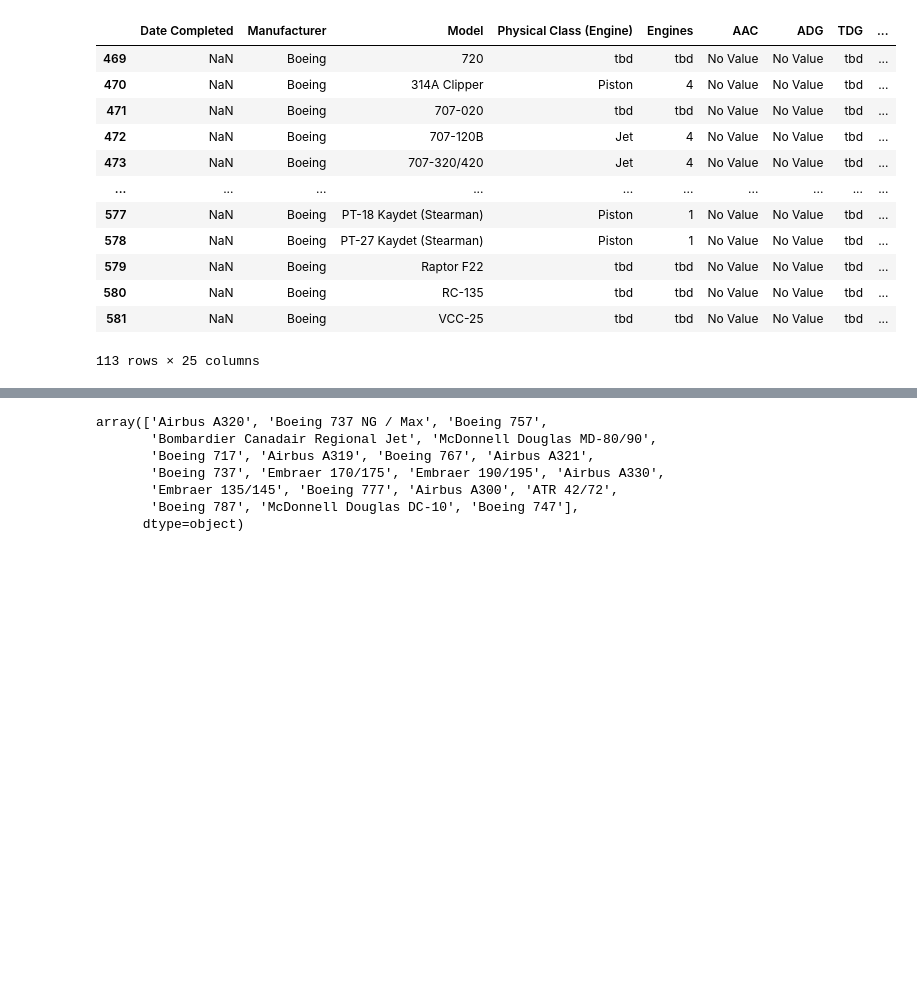
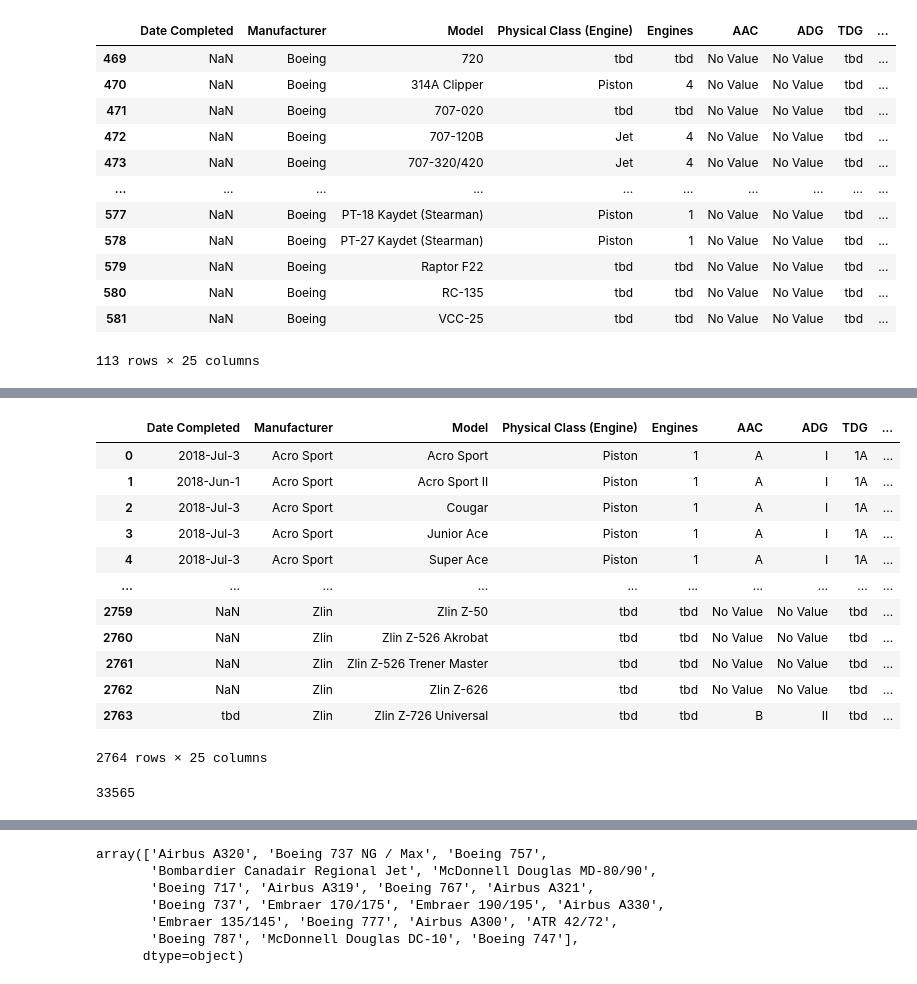
Before and after one commit to chrigHub/PertubationThesis, a Jupyter notebook: main/preparation/04_aircraft_prep.ipynb, the cells around one changed output, grey strips where cells are left out. Saved outputs shown, nothing was run; the diff lists cells and outputs as text; code cells hidden in the pictures; blank space fills up the shorter version.

```diff
--- a/main/preparation/04_aircraft_prep.ipynb
+++ b/main/preparation/04_aircraft_prep.ipynb
@@ -116,0 +149,20 @@ aircrafts_df[aircrafts_df["Manufacturer"] == "Boeing"]
+# %%
+aircrafts_df
+# %% [output]
+|  | Date Completed | Manufacturer | Model | Physical Class (Engine) | Engines | AAC | ADG | TDG | ... |
+| 0 | 2018-Jul-3 | Acro Sport | Acro Sport | Piston | 1 | A | I | 1A | ... |
+| 1 | 2018-Jun-1 | Acro Sport | Acro Sport II | Piston | 1 | A | I | 1A | ... |
+| 2 | 2018-Jul-3 | Acro Sport | Cougar | Piston | 1 | A | I | 1A | ... |
+| 3 | 2018-Jul-3 | Acro Sport | Junior Ace | Piston | 1 | A | I | 1A | ... |
+| 4 | 2018-Jul-3 | Acro Sport | Super Ace | Piston | 1 | A | I | 1A | ... |
+| ... | ... | ... | ... | ... | ... | ... | ... | ... | ... |
+| 2759 | NaN | Zlin | Zlin Z-50 | tbd | tbd | No Value | No Value | tbd | ... |
+| 2760 | NaN | Zlin | Zlin Z-526 Akrobat | tbd | tbd | No Value | No Value | tbd | ... |
+| 2761 | NaN | Zlin | Zlin Z-526 Trener Master | tbd | tbd | No Value | No Value | tbd | ... |
+| 2762 | NaN | Zlin | Zlin Z-626 | tbd | tbd | No Value | No Value | tbd | ... |
+| 2763 | tbd | Zlin | Zlin Z-726 Universal | tbd | tbd | B | II | tbd | ... |
+2764 rows × 25 columns
+# %%
+aircrafts_df.isin(['tbd']).sum().sum()
+# %% [output]
+33565
```
Also changed, not shown: parts of 8 cells of this notebook, 9 other files.
